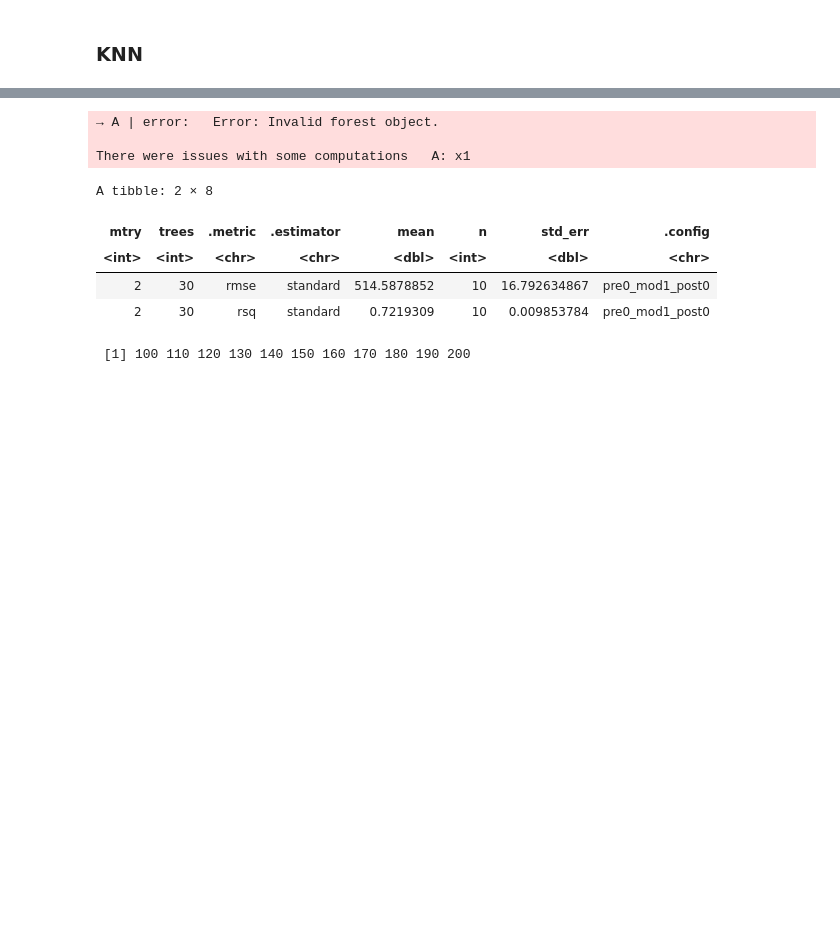
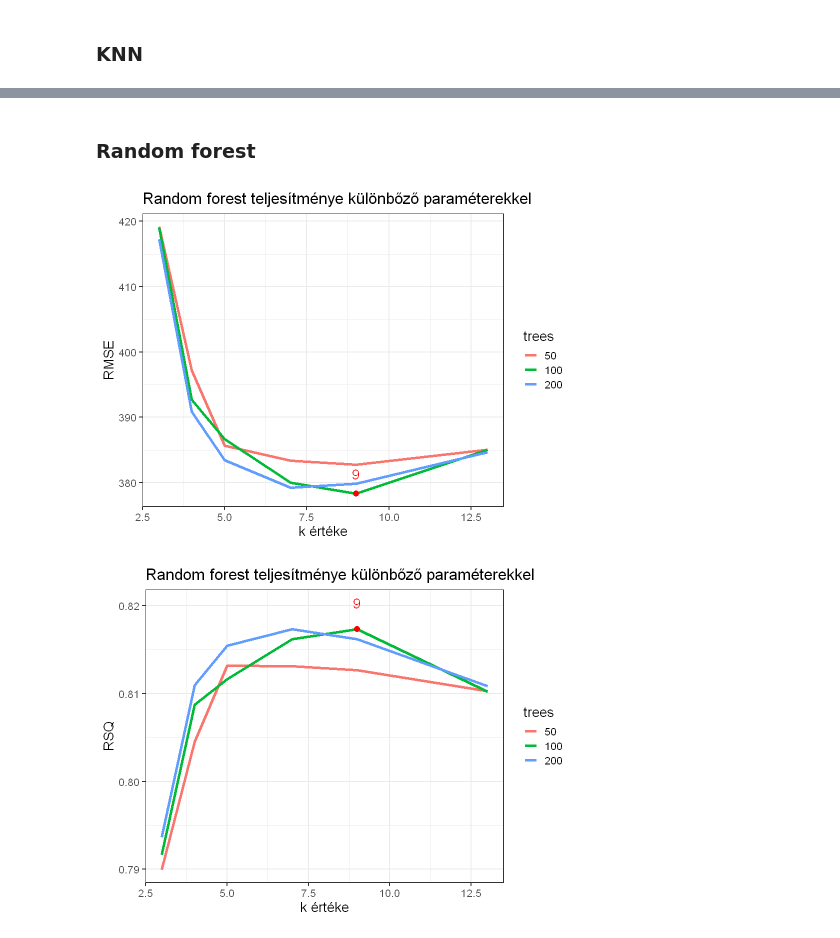
Before and after one commit to N0-0BIE/EX9BLV_ABTG, a Jupyter notebook: code/project.ipynb, the cells around one changed output, grey strips where cells are left out. Drawn from its saved outputs; the diff is of its cells as text; code cells hidden in the pictures; blank space fills up the shorter version.

```diff
--- a/code/project.ipynb
+++ b/code/project.ipynb
@@ -738,5 +681,7 @@ A tibble: 2 × 6
+# %% [markdown]
+### Random forest
 # %%
-# Komplexebb modell, de nem használ factor-okat
+# Modern modell, de sok idő feltanítani
 
 rf_mod =
     rand_forest(mode = "regression", trees=tune(), mtry=tune()) %>%
@@ -761,7 +706,7 @@ rf_recept = recipe(price ~ ., data=dft) %>%
 
 cv_splits = vfold_cv(dft)
 
-rf_grid = expand.grid(trees=10:20*10, mtry=2:5)
+rf_grid = expand.grid(trees=c(50,100,200), mtry=c(3,4,5,7,9,13))
 
 # Paraméter tuning
 rf_tune = tune_grid(
@@ -770,23 +715,48 @@ rf_tune = tune_grid(
     resample = cv_splits,
     grid = rf_grid,
 )
-# %% [output]
-→ A | error:   Error: Invalid forest object.
-
-There were issues with some computations   A: x1
-# %%
-rf_tune %>%
-collect_metrics() %>%
-head()
-# %% [output]
-A tibble: 2 × 8
-| mtry | trees | .metric | .estimator | mean | n | std_err | .config |
-| <int> | <int> | <chr> | <chr> | <dbl> | <int> | <dbl> | <chr> |
-| 2 | 30 | rmse | standard | 514.5878852 | 10 | 16.792634867 | pre0_mod1_post0 |
-| 2 | 30 | rsq | standard | 0.7219309 | 10 | 0.009853784 | pre0_mod1_post0 |
 # %%
-asdf <- 10:20*10
+# Random forest modell - paraméter tuning kiértékelés
 
-asdf
+rf_preds = rf_tune %>%
+collect_metrics() %>%
+mutate(trees = as.factor(trees))
+
+
+min_rf_rmse = rf_preds %>%
+filter(.metric=='rmse') %>%
+arrange(mean) %>%
+head(1)
+
+max_rf_rsq = rf_preds %>%
+filter(.metric=='rsq') %>%
+arrange(desc(mean)) %>%
+head(1)
+
+# Paraméter tuning eredményének kiértékelése
+rf_preds %>%
+filter(.metric=='rmse') %>%
+ggplot() +
+geom_line(aes(x = mtry, y = mean, color = trees), linewidth = 1.5) +
+annotate("point", x = min_rf_rmse$mtry, y = min_rf_rmse$mean, colour = "red", size = 3) +
+annotate("text", x = min_rf_rmse$mtry, y = min_rf_rmse$mean+3,
+         colour = "red", size = 6, label = min_rf_rmse$mtry) +
+xlab("k értéke") +
+ylab("RMSE") +
+ggtitle("Random forest teljesítménye különbőző paraméterekkel") +
+theme_bw(base_size = 16)
+
+rf_preds %>%
+filter(.metric=='rsq') %>%
+ggplot() +
+geom_line(aes(x = mtry, y = mean, color = trees), linewidth = 1.5) +
+annotate("point", x = max_rf_rsq$mtry, y = max_rf_rsq$mean, colour = "red", size = 3) +
+annotate("text", x = max_rf_rsq$mtry, y = max_rf_rsq$mean+0.003,
+         colour = "red", size = 6, label = max_rf_rsq$mtry) +
+xlab("k értéke") +
+ylab("RSQ") +
+ggtitle("Random forest teljesítménye különbőző paraméterekkel") +
+theme_bw(base_size = 16)
 # %% [output]
- [1] 100 110 120 130 140 150 160 170 180 190 200
+[figure, added]
+[figure, added]
```
Also changed, not shown: parts of 10 cells of this notebook.
